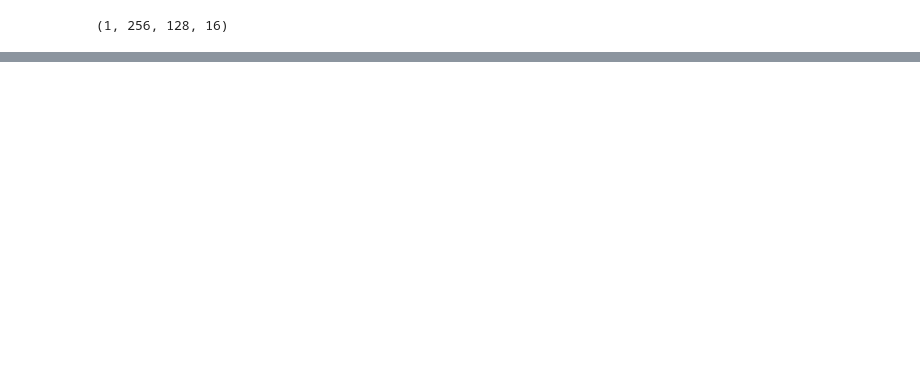
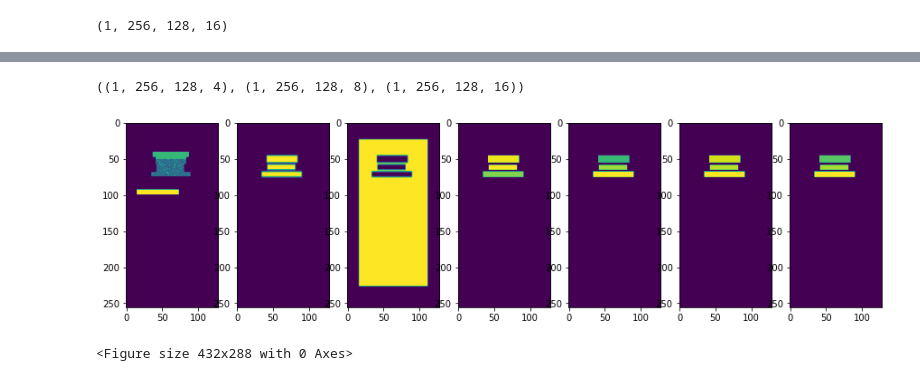
Before and after one commit to sangeetNSK/ChargridTF-GPU, a Jupyter notebook: Copy_of_ChargridTF.ipynb, the cells around one changed output, grey strips where cells are left out. Cells and saved outputs as stored; diff of their text form; code cells hidden in the pictures; blank space fills up the shorter version.

```diff
--- a/Copy_of_ChargridTF.ipynb
+++ b/Copy_of_ChargridTF.ipynb
@@ -1479,24 +1508,25 @@ def extract_batch_test(dataset, batch_size, pad_left_range, pad_top_range, pad_r
     tab_rand = tab_rand.astype(int)
 
     chargrid_input = []
-   # seg_gt = []
-    #anchor_mask_gt = []
-   # anchor_coord_gt = []
+    seg_gt = []
+    anchor_mask_gt = []
+    anchor_coord_gt = []
 
     for i in range(0, batch_size):
         data = np.load(os.path.join(dir_np_chargrid_1h, dataset[i]))
         chargrid_input.append(augment_data(data, tab_rand[i], order=1, shape=(height, width, input_channels)))
+        print(dataset[i])
 
-        # data = np.load(os.path.join(dir_np_gt_1h, dataset[i]))
-        # seg_gt.append(augment_data(data, tab_rand[i], order=1, shape=(height, width, nb_classes)))
+        data = np.load(os.path.join(dir_np_gt_1h, dataset[i]))
+        seg_gt.append(augment_data(data, tab_rand[i], order=1, shape=(height, width, nb_classes)))
 
-        # data = np.load(os.path.join(dir_np_bbox_anchor_mask, dataset[i]))
-        # anchor_mask_gt.append(augment_data(data, tab_rand[i], order=1, shape=(height, width, 2*nb_anchors)))
+        data = np.load(os.path.join(dir_np_bbox_anchor_mask, dataset[i]))
+        anchor_mask_gt.append(augment_data(data, tab_rand[i], order=1, shape=(height, width, 2*nb_anchors)))
 
-        # data = np.load(os.path.join(dir_np_bbox_anchor_coord, dataset[i]))
-        # anchor_coord_gt.append(augment_data(data, tab_rand[i], order=0, shape=(height, width, 4*nb_anchors), coord=True))
+        data = np.load(os.path.join(dir_np_bbox_anchor_coord, dataset[i]))
+        anchor_coord_gt.append(augment_data(data, tab_rand[i], order=0, shape=(height, width, 4*nb_anchors), coord=True))
 
-    return np.array(chargrid_input) #,np.array(seg_gt), np.array(anchor_mask_gt), np.array(anchor_coord_gt)
+    return np.array(chargrid_input) ,np.array(seg_gt), np.array(anchor_mask_gt), np.array(anchor_coord_gt)
 # %%
 dir_np_chargrid_1h= "/content/drive/MyDrive/ChargridTF/test_data/np_chargrids_1h"
 test_list_filenames = [f for f in os.listdir(dir_np_chargrid_1h) if os.path.isfile(os.path.join(dir_np_chargrid_1h, f))]
@@ -1506,4 +1536,4 @@ test_list_filenames
 ['003.npy', '004.npy', '002.npy', '001.npy', '000.npy']
 # %%
 batch_size=1
-test_batch_chargrid = extract_batch_test(test_list_filenames,batch_size, pad_left_range, pad_top_range, pad_right_range, pad_bot_range)
+test_batch_chargrid,test_seg_gt,test_anchor_mask_gt,test_anchor_coord_gt = extract_batch_test(test_list_filenames,batch_size, pad_left_range, pad_top_range, pad_right_range, pad_bot_range)
@@ -1546,0 +1588,21 @@ array([0.00378109, 0.0036415 , 0.0047735 , 0.00402205, 0.00483392,
+# %%
+def plot_anchor(gt_1h, np_bbox_anchor_mask, np_bbox_anchor_coord):
+    fig, (ax1, ax2, ax3, ax4, ax5, ax6, ax7) = plt.subplots(1, 7,figsize=(15,15))
+    ax1.imshow(np.apply_along_axis(np.argmax, axis=2, arr=gt_1h))
+    ax2.imshow(np_bbox_anchor_mask[:, :, 2])
+    ax3.imshow(np_bbox_anchor_mask[:, :, 3])
+    ax4.imshow(np_bbox_anchor_coord[:, :, 4])
+    ax5.imshow(np_bbox_anchor_coord[:, :, 5])
+    ax6.imshow(np_bbox_anchor_coord[:, :, 6])
+    ax7.imshow(np_bbox_anchor_coord[:, :, 7])
+    plt.show()
+    plt.clf()
+# %%
+test_seg_gt.shape,test_anchor_mask_gt.shape,test_anchor_coord_gt.shape
+# %% [output]
+((1, 256, 128, 4), (1, 256, 128, 8), (1, 256, 128, 16))
+# %%
+plot_anchor(test_seg_gt[0],test_anchor_mask_gt[0],test_anchor_coord_gt[0])
+# %% [output]
+[figure, added]
+<Figure size 432x288 with 0 Axes>
```
Also changed, not shown: parts of 49 cells of this notebook.
